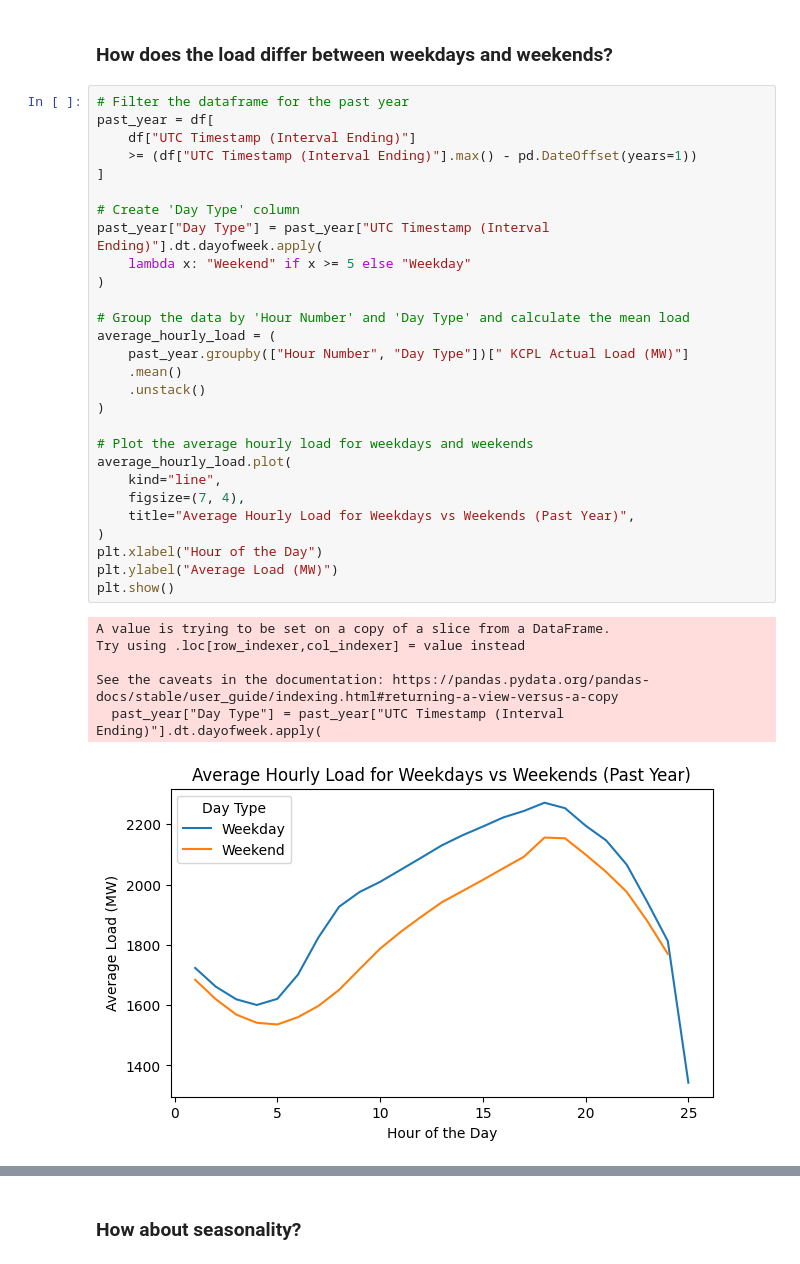
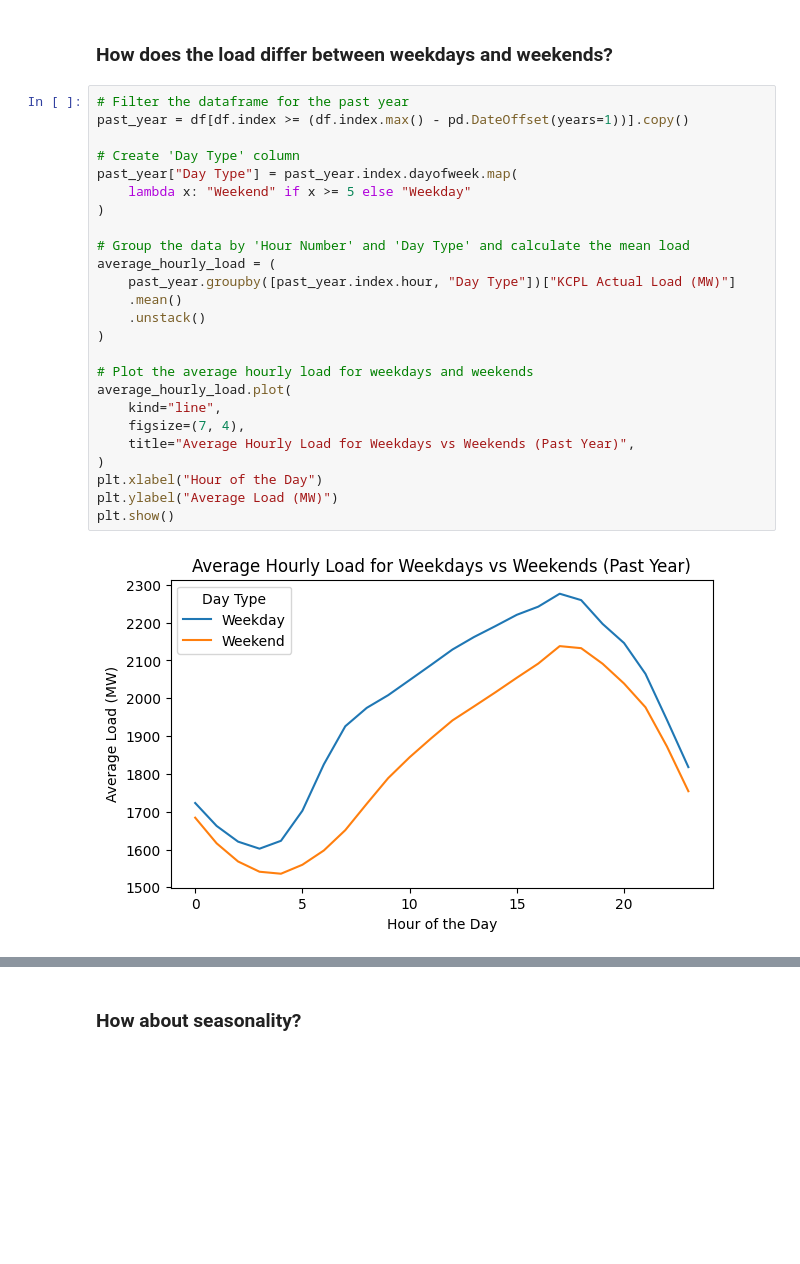
Before and after one commit to hankehly/adhoc-energy-analytics, a Jupyter notebook: notebooks/202503151107_load_forecasting.ipynb, the cells around one changed output, grey strips where cells are left out. Saved outputs shown, nothing was run; the diff lists cells and outputs as text; blank space fills up the shorter version.

Commit message:
Add more to load forecasting notebook

```diff
--- a/notebooks/202503151107_load_forecasting.ipynb
+++ b/notebooks/202503151107_load_forecasting.ipynb
@@ -176,38 +227,30 @@ plt.show()
 ### How does the load differ between weekdays and weekends?
 # %%
 # Filter the dataframe for the past year
-past_year = df[
-    df["UTC Timestamp (Interval Ending)"]
-    >= (df["UTC Timestamp (Interval Ending)"].max() - pd.DateOffset(years=1))
-]
+past_year = df[df.index >= (df.index.max() - pd.DateOffset(years=1))].copy()
 
 # Create 'Day Type' column
-past_year["Day Type"] = past_year["UTC Timestamp (Interval Ending)"].dt.dayofweek.apply(
+past_year["Day Type"] = past_year.index.dayofweek.map(
     lambda x: "Weekend" if x >= 5 else "Weekday"
 )
 
 # Group the data by 'Hour Number' and 'Day Type' and calculate the mean load
 average_hourly_load = (
-    past_year.groupby(["Hour Number", "Day Type"])[" KCPL Actual Load (MW)"]
+    past_year.groupby([past_year.index.hour, "Day Type"])["KCPL Actual Load (MW)"]
     .mean()
     .unstack()
 )
 
 # Plot the average hourly load for weekdays and weekends
 average_hourly_load.plot(
     kind="line",
     figsize=(7, 4),
     title="Average Hourly Load for Weekdays vs Weekends (Past Year)",
 )
 plt.xlabel("Hour of the Day")
 plt.ylabel("Average Load (MW)")
 plt.show()
 # %% [output]
-A value is trying to be set on a copy of a slice from a DataFrame.
-Try using .loc[row_indexer,col_indexer] = value instead
-
-See the caveats in the documentation: https://pandas.pydata.org/pandas-docs/stable/user_guide/indexing.html#returning-a-view-versus-a-copy
-  past_year["Day Type"] = past_year["UTC Timestamp (Interval Ending)"].dt.dayofweek.apply(
-[figure, old version]
+[figure, new version]
 # %%
 # Calculate the average load for weekdays and weekends
```
Also changed, not shown: parts of 26 cells of this notebook, 1 other file.
